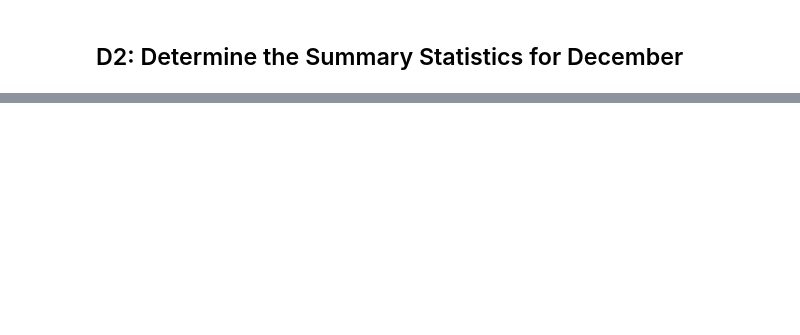
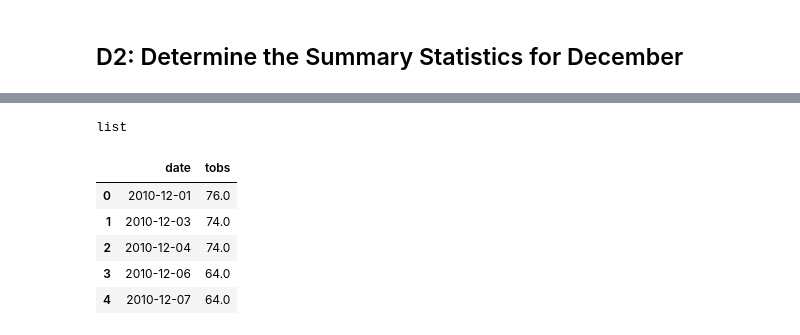
Before and after one commit to tfoster-ut/surfs_up, a Jupyter notebook: SurfsUp_Challenge.ipynb, the cells around one changed output, grey strips where cells are left out. Saved outputs shown, nothing was run; the diff lists cells and outputs as text; code cells hidden in the pictures; blank space fills up the shorter version.

```diff
--- a/SurfsUp_Challenge.ipynb
+++ b/SurfsUp_Challenge.ipynb
@@ -66,3 +81,5 @@ temp_june.describe()
 ## D2: Determine the Summary Statistics for December
 # %%
 # 6. Write a query that filters the Measurement table to retrieve the temperatures for the month of December.
+temp_dec = session.query(Measurement.date, Measurement.tobs).filter(extract('month', Measurement.date) == 12).all()
+temp_dec
@@ -69,6 +104,18 @@ temp_june.describe()
 # %%
 # 7. Convert the December temperatures to a list.
+type(temp_dec)
+# %% [output]
+list
 # %%
 # 8. Create a DataFrame from the list of temperatures for the month of December.
+temp_dec_df = pd.DataFrame(temp_dec)
+temp_dec_df.head()
+# %% [output]
+|  | date | tobs |
+| 0 | 2010-12-01 | 76.0 |
+| 1 | 2010-12-03 | 74.0 |
+| 2 | 2010-12-04 | 74.0 |
+| 3 | 2010-12-06 | 64.0 |
+| 4 | 2010-12-07 | 64.0 |
 # %%
 # 9. Calculate and print out the summary statistics for the Decemeber temperature DataFrame.
```
Also changed, not shown: parts of 6 cells of this notebook.
